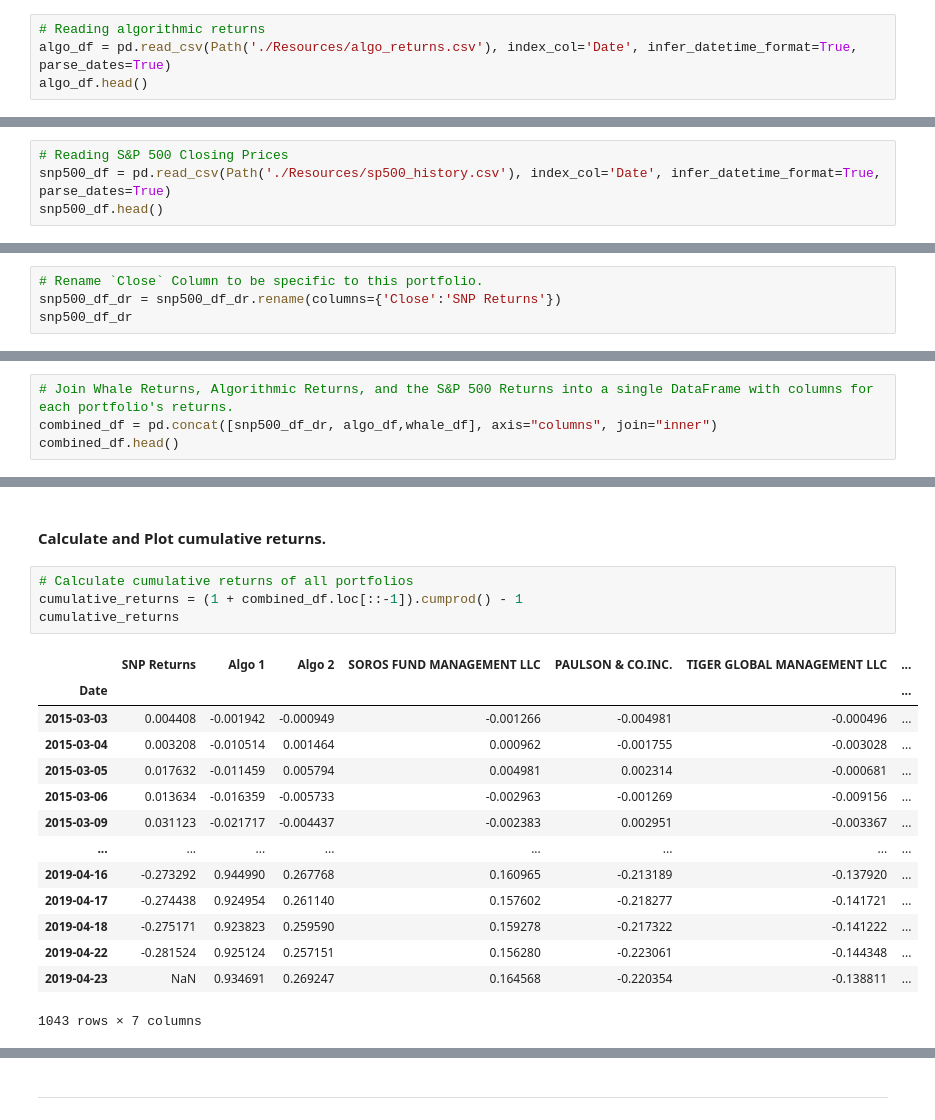
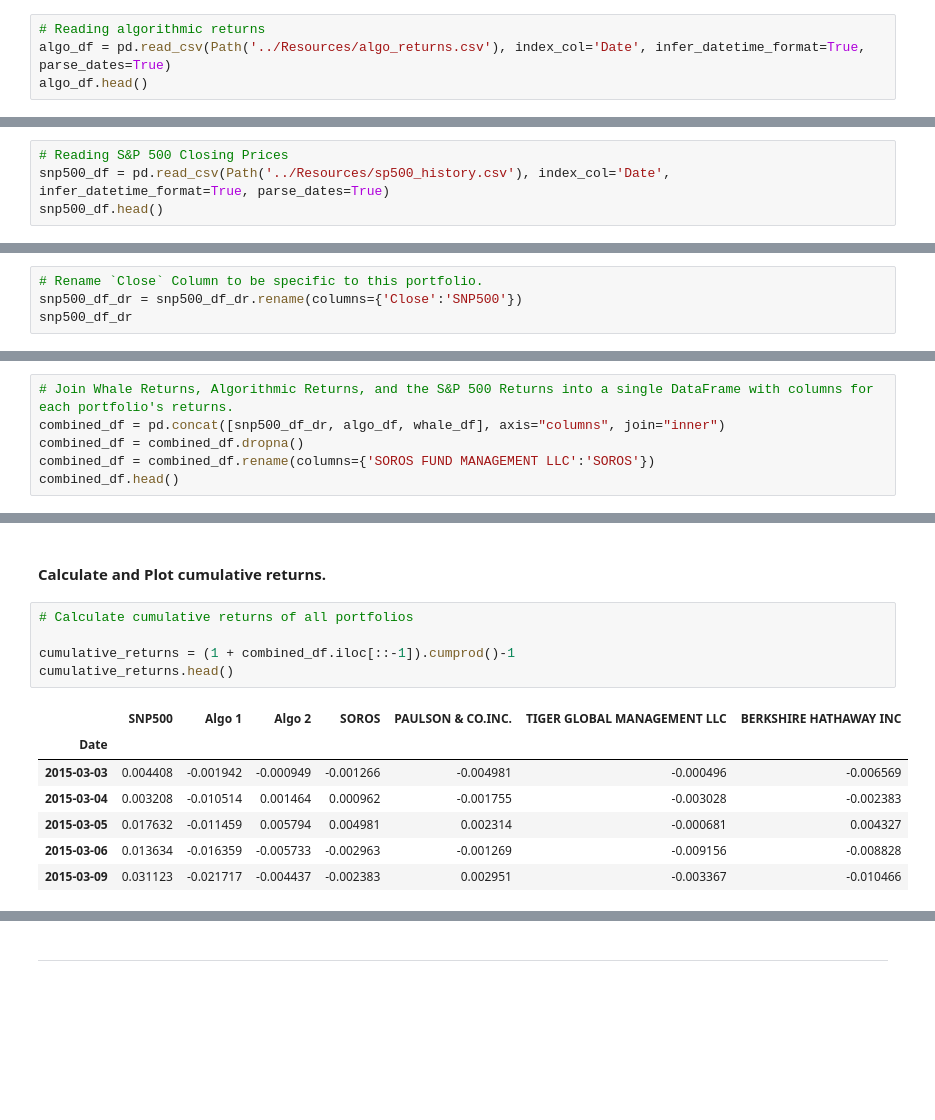
Before and after one commit to tjmcdowelldotcom/python-homework, a Jupyter notebook: Whale_Analysis/whale_analysis.ipynb, the cells around one changed output, grey strips where cells are left out. Drawn from its saved outputs; the diff is of its cells as text; blank space fills up the shorter version.

```diff
--- a/Whale_Analysis/whale_analysis.ipynb
+++ b/Whale_Analysis/whale_analysis.ipynb
@@ -75,7 +75,7 @@ whale_df
 Read the algorithmic daily returns and clean the data
 # %%
 # Reading algorithmic returns
-algo_df = pd.read_csv(Path('./Resources/algo_returns.csv'), index_col='Date', infer_datetime_format=True, parse_dates=True)
+algo_df = pd.read_csv(Path('../Resources/algo_returns.csv'), index_col='Date', infer_datetime_format=True, parse_dates=True)
 algo_df.head()
 # %% [output]
 |  | Algo 1 | Algo 2 |
@@ -118,7 +118,7 @@ algo_df
 Read the S&P 500 historic closing prices and create a new daily returns DataFrame from the data.
 # %%
 # Reading S&P 500 Closing Prices
-snp500_df = pd.read_csv(Path('./Resources/sp500_history.csv'), index_col='Date', infer_datetime_format=True, parse_dates=True)
+snp500_df = pd.read_csv(Path('../Resources/sp500_history.csv'), index_col='Date', infer_datetime_format=True, parse_dates=True)
 snp500_df.head()
 # %% [output]
 |  | Close |
@@ -190,6 +188,6 @@ snp500_df_dr.dropna()
 1648 rows × 1 columns
 # %%
 # Rename `Close` Column to be specific to this portfolio.
-snp500_df_dr = snp500_df_dr.rename(columns={'Close':'SNP Returns'})
+snp500_df_dr = snp500_df_dr.rename(columns={'Close':'SNP500'})
 snp500_df_dr
 # %% [output]
@@ -211,6 +209,8 @@ snp500_df_dr
 ## Combine Whale, Algorithmic, and S&P 500 Returns
 # %%
 # Join Whale Returns, Algorithmic Returns, and the S&P 500 Returns into a single DataFrame with columns for each portfolio's returns.
-combined_df = pd.concat([snp500_df_dr, algo_df,whale_df], axis="columns", join="inner")
+combined_df = pd.concat([snp500_df_dr, algo_df, whale_df], axis="columns", join="inner")
+combined_df = combined_df.dropna()
+combined_df = combined_df.rename(columns={'SOROS FUND MANAGEMENT LLC':'SOROS'})
 combined_df.head()
 # %% [output]
@@ -244,22 +244,16 @@ array([<AxesSubplot:xlabel='Date'>, <AxesSubplot:xlabel='Date'>,
 #### Calculate and Plot cumulative returns.
 # %%
 # Calculate cumulative returns of all portfolios
-cumulative_returns = (1 + combined_df.loc[::-1]).cumprod() - 1
-cumulative_returns
+
+cumulative_returns = (1 + combined_df.iloc[::-1]).cumprod()-1
+cumulative_returns.head()
 # %% [output]
-|  | SNP Returns | Algo 1 | Algo 2 | SOROS FUND MANAGEMENT LLC | PAULSON & CO.INC. | TIGER GLOBAL MANAGEMENT LLC | ... |
-| Date |  |  |  |  |  |  | ... |
-| 2015-03-03 | 0.004408 | -0.001942 | -0.000949 | -0.001266 | -0.004981 | -0.000496 | ... |
-| 2015-03-04 | 0.003208 | -0.010514 | 0.001464 | 0.000962 | -0.001755 | -0.003028 | ... |
-| 2015-03-05 | 0.017632 | -0.011459 | 0.005794 | 0.004981 | 0.002314 | -0.000681 | ... |
-| 2015-03-06 | 0.013634 | -0.016359 | -0.005733 | -0.002963 | -0.001269 | -0.009156 | ... |
-| 2015-03-09 | 0.031123 | -0.021717 | -0.004437 | -0.002383 | 0.002951 | -0.003367 | ... |
-| ... | ... | ... | ... | ... | ... | ... | ... |
-| 2019-04-16 | -0.273292 | 0.944990 | 0.267768 | 0.160965 | -0.213189 | -0.137920 | ... |
-| 2019-04-17 | -0.274438 | 0.924954 | 0.261140 | 0.157602 | -0.218277 | -0.141721 | ... |
-| 2019-04-18 | -0.275171 | 0.923823 | 0.259590 | 0.159278 | -0.217322 | -0.141222 | ... |
-| 2019-04-22 | -0.281524 | 0.925124 | 0.257151 | 0.156280 | -0.223061 | -0.144348 | ... |
-| 2019-04-23 | NaN | 0.934691 | 0.269247 | 0.164568 | -0.220354 | -0.138811 | ... |
+|  | SNP500 | Algo 1 | Algo 2 | SOROS | PAULSON & CO.INC. | TIGER GLOBAL MANAGEMENT LLC | BERKSHIRE HATHAWAY INC |
+| Date |  |  |  |  |  |  |  |
+| 2015-03-03 | 0.004408 | -0.001942 | -0.000949 | -0.001266 | -0.004981 | -0.000496 | -0.006569 |
+| 2015-03-04 | 0.003208 | -0.010514 | 0.001464 | 0.000962 | -0.001755 | -0.003028 | -0.002383 |
+| 2015-03-05 | 0.017632 | -0.011459 | 0.005794 | 0.004981 | 0.002314 | -0.000681 | 0.004327 |
+| 2015-03-06 | 0.013634 | -0.016359 | -0.005733 | -0.002963 | -0.001269 | -0.009156 | -0.008828 |
+| 2015-03-09 | 0.031123 | -0.021717 | -0.004437 | -0.002383 | 0.002951 | -0.003367 | -0.010466 |
-1043 rows × 7 columns
 # %%
 # Plot cumulative returns
```
Also changed, not shown: parts of 46 cells of this notebook.
